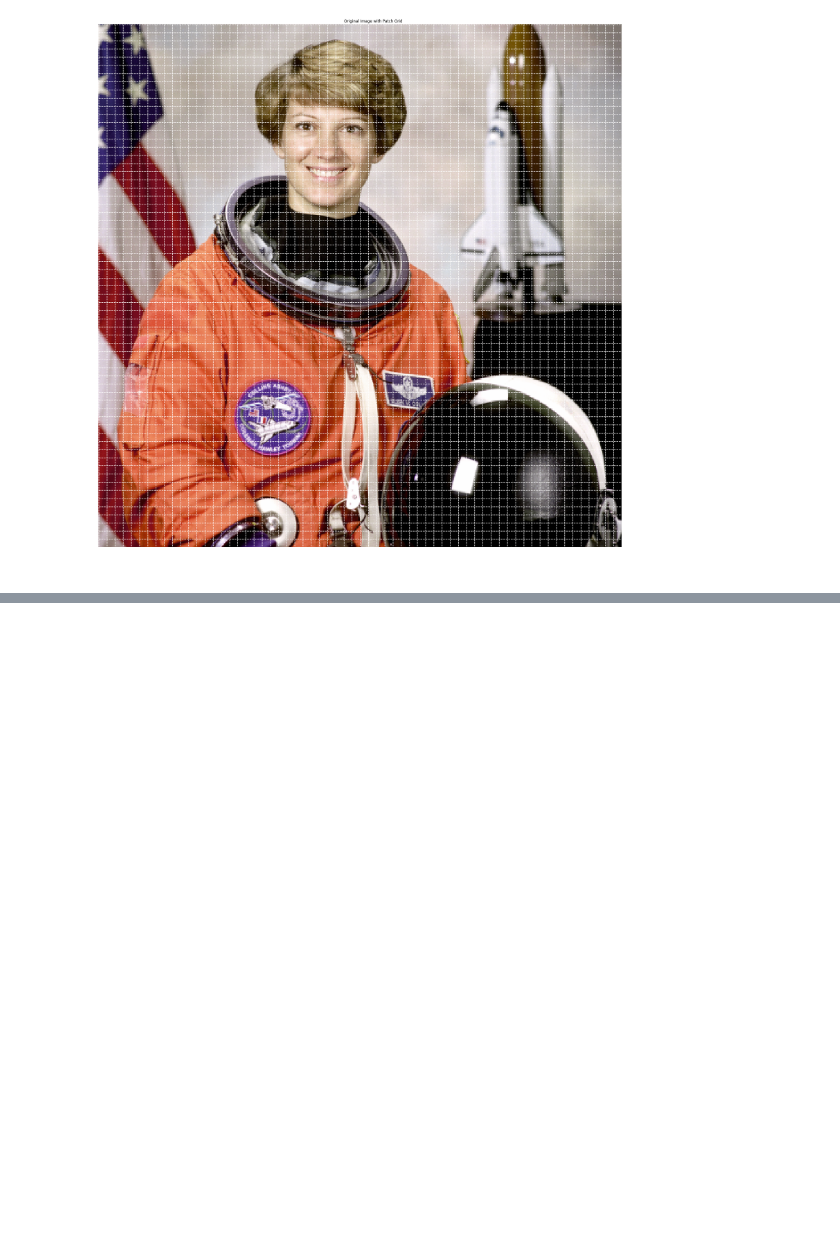
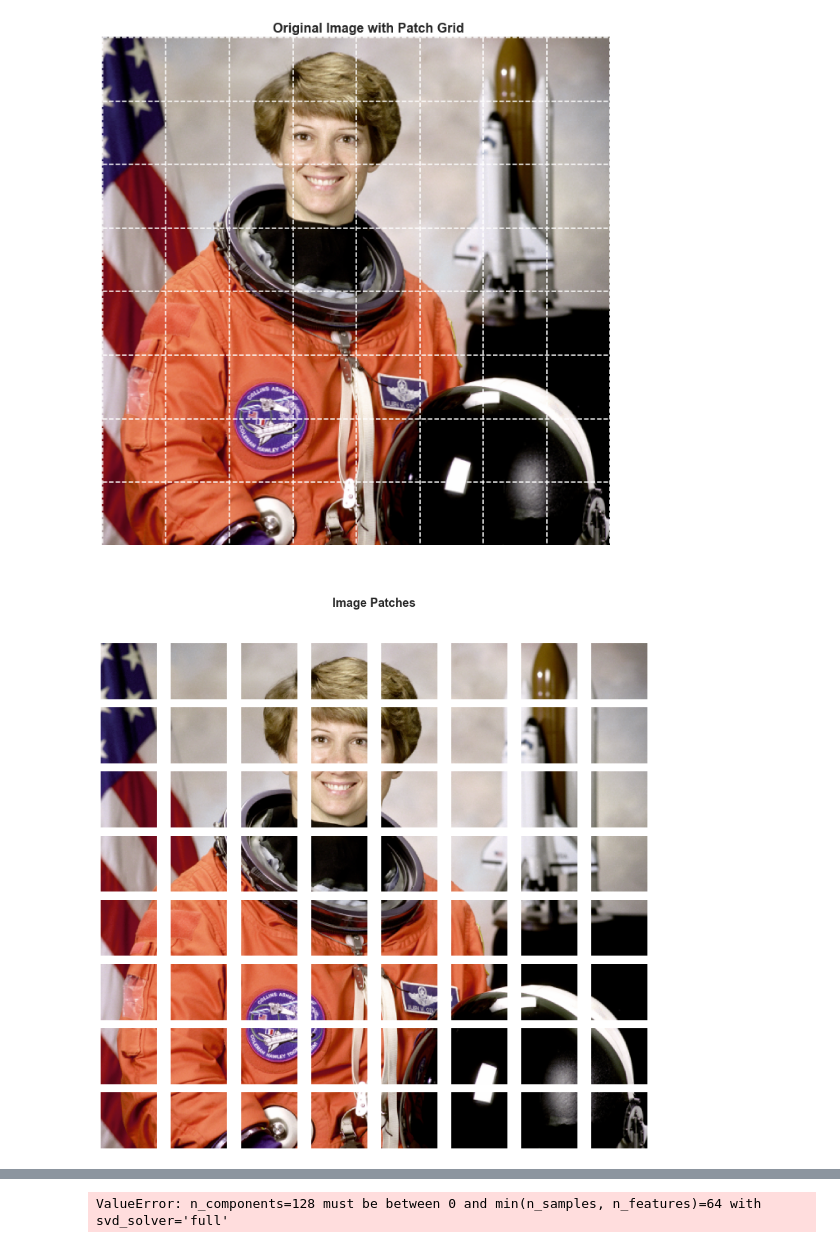
Before and after one commit to YSLCoat/learnableTokenizer, a Jupyter notebook: src/notebooks/patch_tokenizer_notebook.ipynb, the cells around one changed output, grey strips where cells are left out. Saved outputs shown, nothing was run; the diff lists cells and outputs as text; code cells hidden in the pictures; blank space fills up the shorter version.

```diff
--- a/src/notebooks/patch_tokenizer_notebook.ipynb
+++ b/src/notebooks/patch_tokenizer_notebook.ipynb
@@ -1,14 +1,18 @@
 # %%
 import numpy as np
 import matplotlib.pyplot as plt
+import seaborn as sns
 from skimage import data
 from sklearn.decomposition import PCA
+
+# Set a seaborn style for all plots
+sns.set_theme(style="whitegrid")
 
 # Step 1: Load a sample image
 image = data.astronaut()  # You can replace this with any image you like
 
 # Step 2: Define the patch size and compute the number of patches
-patch_size = (32, 32)  # Height and width of each patch
+patch_size = (64, 64)  # Height and width of each patch
 num_patches_y = image.shape[0] // patch_size[0]
 num_patches_x = image.shape[1] // patch_size[1]
 
@@ -16,16 +20,16 @@ num_patches_x = image.shape[1] // patch_size[1]
 cropped_image = image[:num_patches_y * patch_size[0], :num_patches_x * patch_size[1], :]
 
 # Step 3: Visualize the original image with patch grids
-fig, ax = plt.subplots(figsize=(32, 32))
+fig, ax = plt.subplots(figsize=(12, 12))
 ax.imshow(cropped_image)
-ax.set_title('Original Image with Patch Grid')
+ax.set_title('Original Image with Patch Grid', fontsize=16, fontweight='bold')
 
 # Draw grid lines
 for i in range(num_patches_y + 1):
     ax.hlines(i * patch_size[0], 0, cropped_image.shape[1], colors='white', linestyles='dashed')
 for j in range(num_patches_x + 1):
     ax.vlines(j * patch_size[1], 0, cropped_image.shape[0], colors='white', linestyles='dashed')
-plt.axis('off')
+ax.axis('off')
 plt.show()
 
 # Step 4: Extract and display individual patches
@@ -39,52 +43,54 @@ for i in range(num_patches_y):
         ]
         patches.append(patch)
 
-fig, axes = plt.subplots(num_patches_y, num_patches_x, figsize=(8, 8))
+fig, axes = plt.subplots(num_patches_y, num_patches_x, figsize=(12, 12))
+fig.suptitle('Image Patches', fontsize=18, fontweight='bold')
 for idx, patch in enumerate(patches):
     ax = axes[idx // num_patches_x, idx % num_patches_x]
     ax.imshow(patch)
     ax.axis('off')
-plt.suptitle('Image Patches')
 plt.tight_layout()
+plt.subplots_adjust(top=0.9)  # Adjust top to fit title
 plt.show()
 
 # Step 5: Demonstrate the flattening of a patch and embedding
 # Select one patch to illustrate
 sample_patch = patches[0]
 flattened_patch = sample_patch.flatten()
 
 # Show the original patch and its flattened version
-fig, axs = plt.subplots(1, 2, figsize=(12, 4))
+fig, axs = plt.subplots(1, 2, figsize=(14, 6))
 
 # Original patch
 axs[0].imshow(sample_patch)
-axs[0].set_title('Sample Patch')
+axs[0].set_title('Sample Patch (32x32)', fontsize=14, fontweight='bold')
 axs[0].axis('off')
 
 # Flattened patch representation
-axs[1].plot(flattened_patch)
-axs[1].set_title('Flattened Patch Vector')
-axs[1].set_xlabel('Element Index')
-axs[1].set_ylabel('Pixel Value')
+sns.lineplot(x=np.arange(len(flattened_patch)), y=flattened_patch, ax=axs[1], lw=1.5, color="purple")
+axs[1].set_title('Flattened Patch Vector', fontsize=14, fontweight='bold')
+axs[1].set_xlabel('Element Index', fontsize=12)
+axs[1].set_ylabel('Pixel Value', fontsize=12)
 
 plt.tight_layout()
 plt.show()
 
 # Simulate embedding the patches
 embedding_dim = 128  # Dimension of the embedding space
 flattened_patches = np.array([p.flatten() for p in patches])
 
 # Use PCA to reduce dimensionality (simulate linear projection)
 pca = PCA(n_components=embedding_dim)
 embedded_patches = pca.fit_transform(flattened_patches)
 
 # Visualize the embeddings
-fig, ax = plt.subplots(figsize=(10, 6))
-cax = ax.imshow(embedded_patches.T, aspect='auto', cmap='viridis')
-ax.set_title('Patch Embeddings')
-ax.set_xlabel('Patch Index')
-ax.set_ylabel('Embedding Dimension')
-fig.colorbar(cax, ax=ax)
+fig, ax = plt.subplots(figsize=(14, 6))
+sns.heatmap(embedded_patches.T, cmap="viridis", cbar_kws={'label': 'Embedding Value'}, ax=ax)
+ax.set_title('Patch Embeddings (Dimensionality Reduced to 128)', fontsize=16, fontweight='bold')
+ax.set_xlabel('Patch Index', fontsize=14)
+ax.set_ylabel('Embedding Dimension', fontsize=14)
+plt.tight_layout()
 plt.show()
 # %% [output]
-[figure, old version]
+[figure, new version]
+[figure, added]
@@ -90,0 +98 @@ plt.show()
+ValueError: n_components=128 must be between 0 and min(n_samples, n_features)=64 with svd_solver='full'
```
Also changed, not shown: parts of 1 cell of this notebook, 2 other files.
